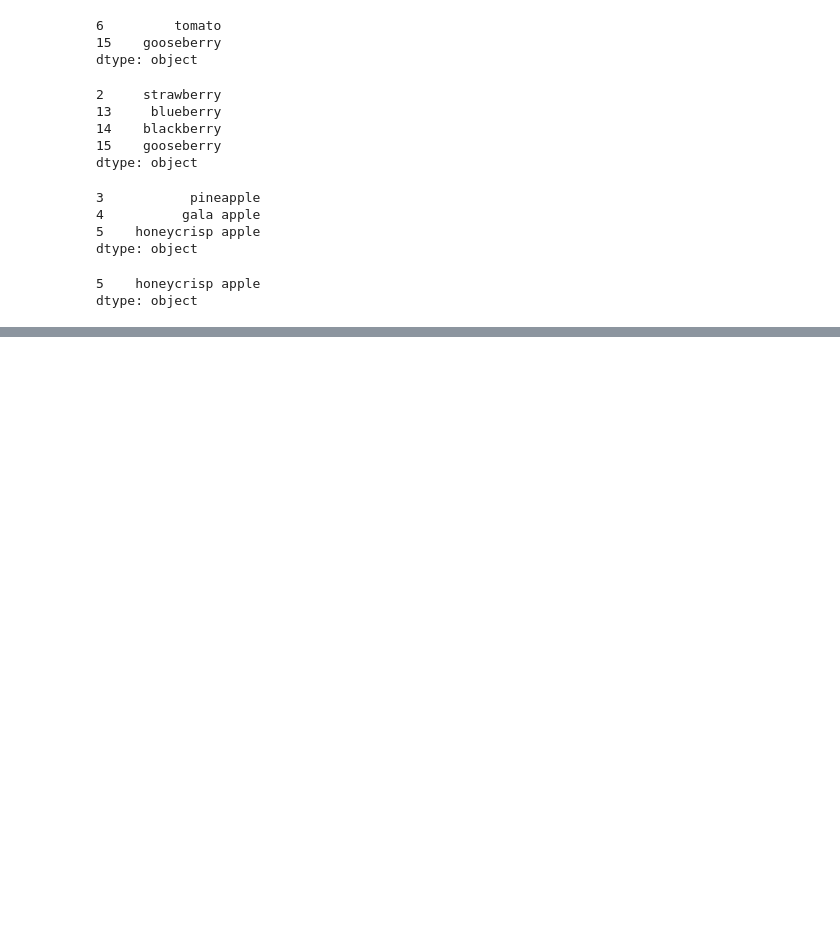
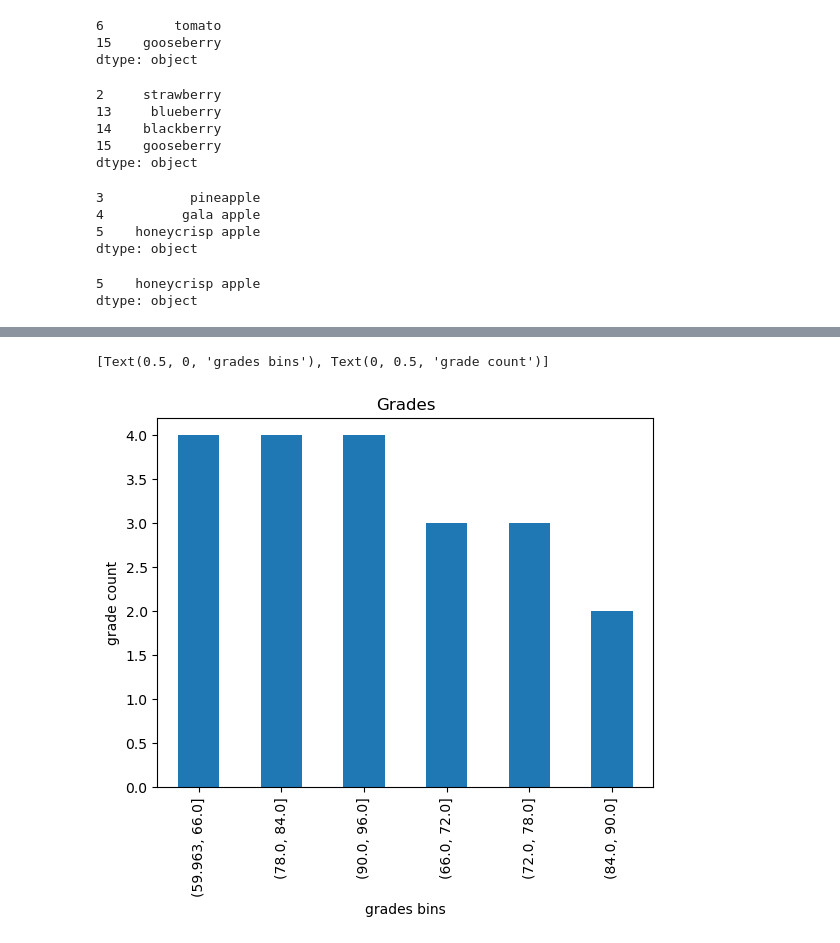
Before and after one commit to emichaudiv/numpy-pandas-visualization-exercises, a Jupyter notebook: panda_series.ipynb, the cells around one changed output, grey strips where cells are left out. Cells and saved outputs as stored; diff of their text form; code cells hidden in the pictures; blank space fills up the shorter version.

```diff
--- a/panda_series.ipynb
+++ b/panda_series.ipynb
@@ -271,0 +388,2 @@ TypeError: bins argument only works with numeric data.
+# %%
+grade = pd.Series([60, 86, 75, 62, 93, 71, 60, 83, 95, 78, 65, 72, 69, 81, 96, 80, 85, 92, 82, 78])
@@ -271,0 +406,5 @@ TypeError: bins argument only works with numeric data.
+# %%
+grade.value_counts(bins=6).plot.bar(title="Grades").set(xlabel="grades bins",ylabel="grade count")
+# %% [output]
+[Text(0.5, 0, 'grades bins'), Text(0, 0.5, 'grade count')]
+[figure, added]
```
Also changed, not shown: parts of 25 cells of this notebook.
